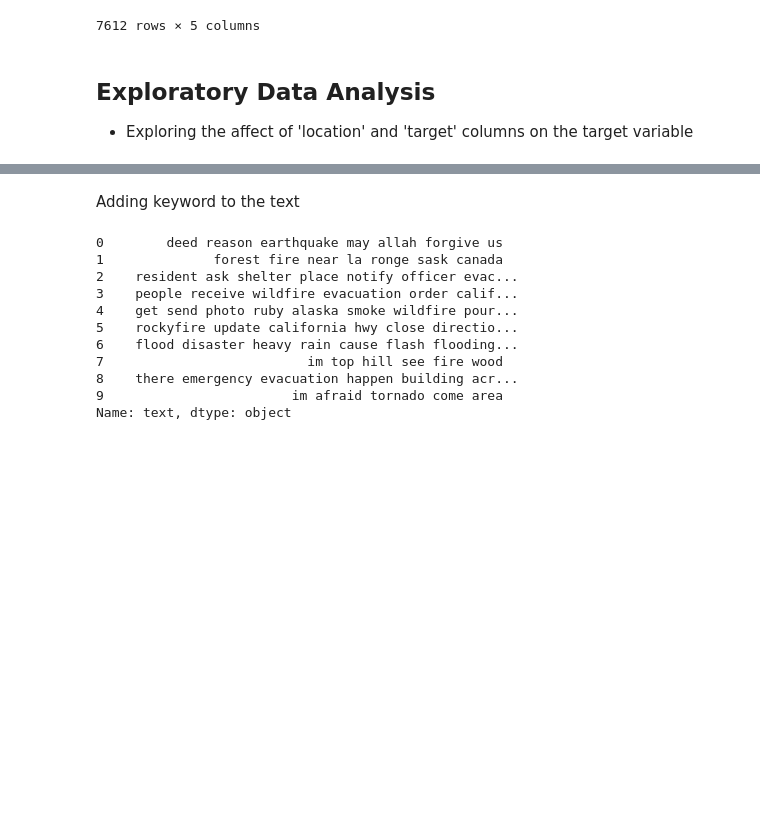
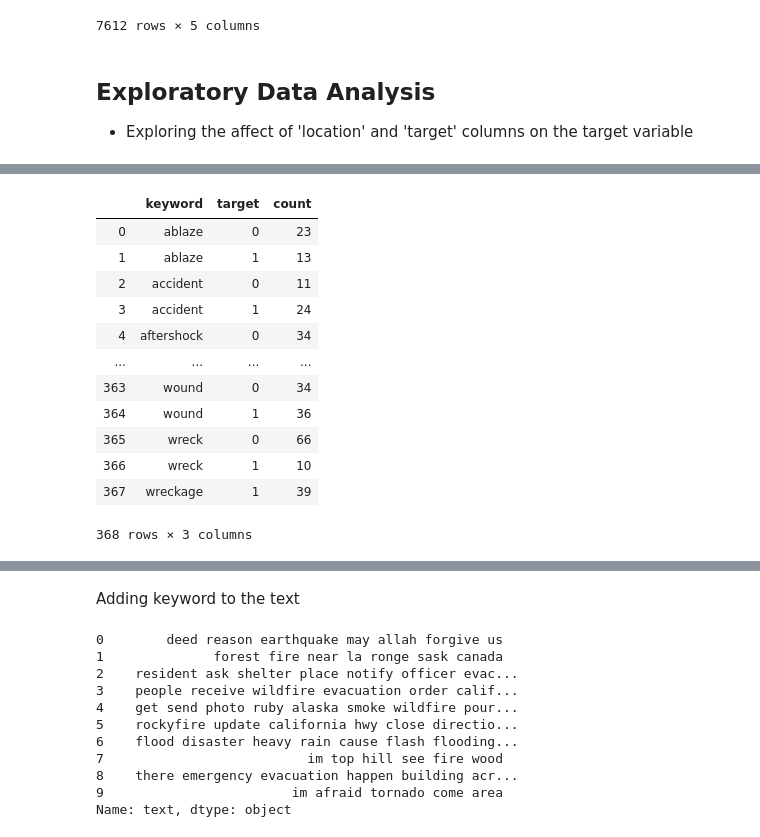
Before and after one commit to ShashankSharma26/Disaster-or-not-NLP-with-tweets, a Jupyter notebook: Data Modelling/Disaster or not- Data Modelling.ipynb, the cells around one changed output, grey strips where cells are left out. Saved outputs shown, nothing was run; the diff lists cells and outputs as text; code cells hidden in the pictures; blank space fills up the shorter version.

```diff
--- a/Data Modelling/Disaster or not- Data Modelling.ipynb
+++ b/Data Modelling/Disaster or not- Data Modelling.ipynb
@@ -155,0 +82,19 @@ There are a lot of irrelavent values in the the location column such as 'a sofa'
+# %%
+keyword_df = df_train.groupby(["keyword", "target"], as_index=False ).count()
+keyword_df = keyword_df.drop(['id', 'location'], axis=1)
+keyword_df.rename(columns={'text':'count'}, inplace=True)
+keyword_df
+# %% [output]
+|  | keyword | target | count |
+| 0 | ablaze | 0 | 23 |
+| 1 | ablaze | 1 | 13 |
+| 2 | accident | 0 | 11 |
+| 3 | accident | 1 | 24 |
+| 4 | aftershock | 0 | 34 |
+| ... | ... | ... | ... |
+| 363 | wound | 0 | 34 |
+| 364 | wound | 1 | 36 |
+| 365 | wreck | 0 | 66 |
+| 366 | wreck | 1 | 10 |
+| 367 | wreckage | 1 | 39 |
+368 rows × 3 columns
```
Also changed, not shown: parts of 10 cells of this notebook.
